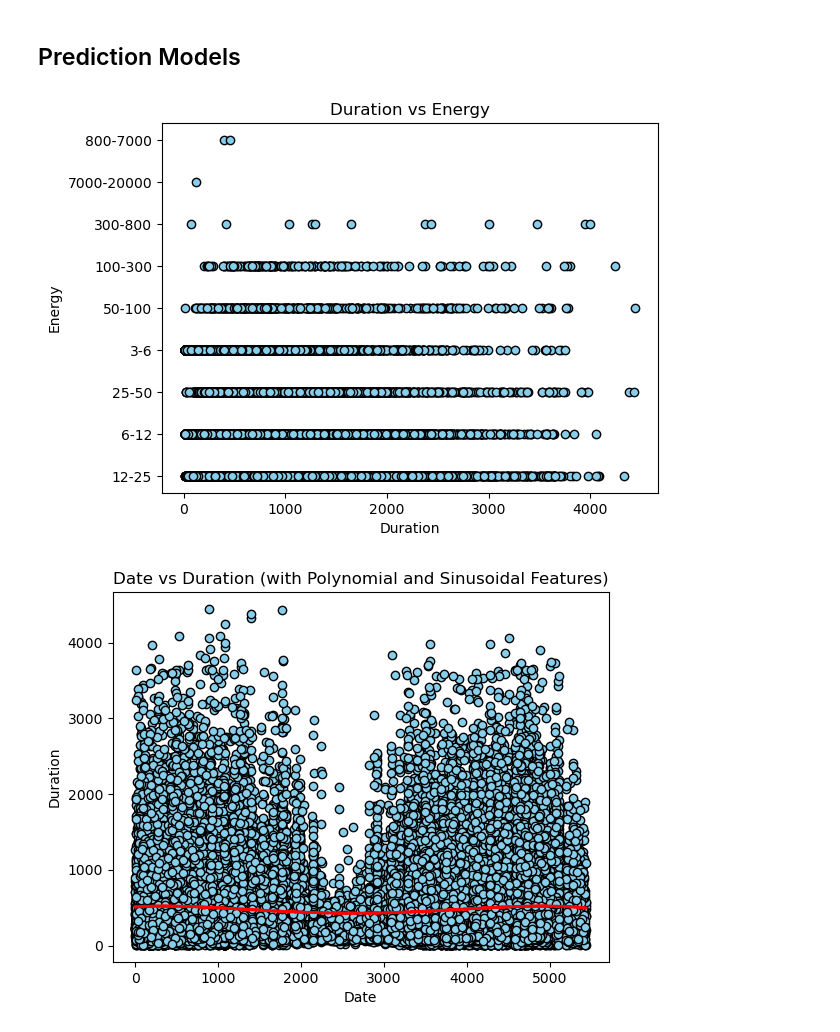
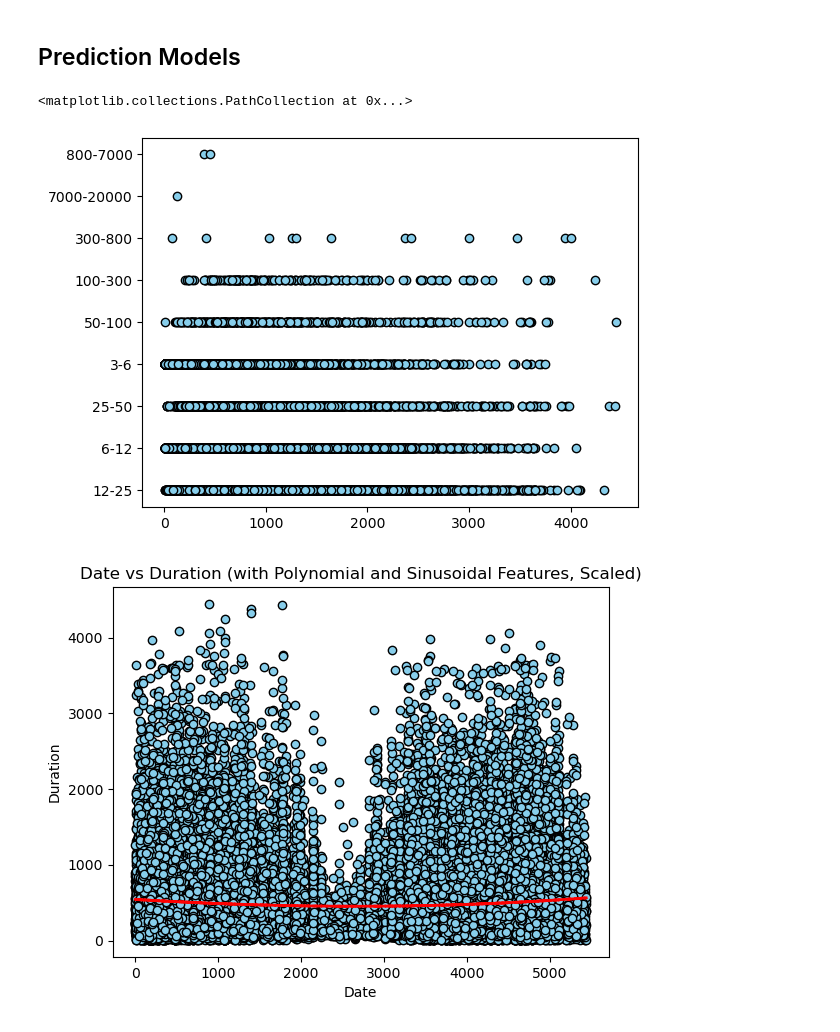
Before and after one commit to t-dowd/Solar-Flare-Project, a Jupyter notebook: SolarFlare.ipynb, the cells around one changed output. Saved outputs shown, nothing was run; the diff lists cells and outputs as text; code cells hidden in the pictures.

```diff
--- a/SolarFlare.ipynb
+++ b/SolarFlare.ipynb
@@ -145,64 +145,21 @@ for date in Full_Solar_Data["start.date"]:
 # %%
 # Duration vs Energy
 
 Duration = Full_Solar_Data['duration.s']
 
 
 Energy = Full_Solar_Data['energy.kev']
 
 plt.scatter(Full_Solar_Data['duration.s'], Full_Solar_Data['energy.kev'], color='skyblue', edgecolor='black')
-
-plt.title('Duration vs Energy')
-plt.xlabel('Duration')
-plt.ylabel('Energy')
-plt.show()
 # %% [output]
+<matplotlib.collections.PathCollection at 0x...>
-[figure, old version]
+[figure, new version]
 # %%
-# Date vs Duration
-# days = []
-# for date in Full_Solar_Data["start.date"]:
-#     daysInMonth = 31
-#     month = date[5:7]
-#     if month == "04" or month == "06" or month == "09" or month == "11":
-#         daysInMonth = 30
-#     elif month == "02":
-#         daysInMonth = 28
-#     day = int(date[8:]) + int(date[5:7])*daysInMonth + int(date[:4])*365 - 730798
-#     #print(day)
-#     days.append(day)
-
-# plt.scatter(days,Full_Solar_Data['duration.s'], color='skyblue', edgecolor='black')
-from sklearn.linear_model import LinearRegression
-
-
-# # Shuffle the data
-# indices = np.random.permutation(len(Full_Solar_Data))
-# shuffled_days = np.array(days)[indices]
-# shuffled_durations = np.array(Full_Solar_Data['duration.s'])[indices]
-
-# # Reshape the shuffled_days array
-# shuffled_days = shuffled_days.reshape(-1, 1)
-
-# # Fit linear regression model
-# model = LinearRegression()
-# model.fit(shuffled_days, shuffled_durations)
-
-# # Predict durations
-# predicted_durations = model.predict(shuffled_days)
-
-# # Plot the shuffled data and regression line
-# plt.scatter(shuffled_days, shuffled_durations, color='skyblue', edgecolor='black')
-# plt.plot(shuffled_days, predicted_durations, color='red', linewidth=2)
-
-# plt.title('Date vs Duration')
-# plt.xlabel('Date')
-# plt.ylabel('Duration')
-# plt.show()
 import numpy as np
 import matplotlib.pyplot as plt
-
+from sklearn.linear_model import LinearRegression
 from sklearn.preprocessing import PolynomialFeatures
+from sklearn.preprocessing import StandardScaler
 
 # Shuffle the data
 indices = np.random.permutation(len(Full_Solar_Data))
@@ -213,16 +170,20 @@ shuffled_durations = np.array(Full_Solar_Data['duration.s'])[indices]
 shuffled_days = shuffled_days.reshape(-1, 1)
 
 # Create polynomial and sinusoidal features
-poly = PolynomialFeatures(degree=4)  # You can adjust the degree as needed
+poly = PolynomialFeatures(degree=3)  # You can adjust the degree as needed
 X_poly = poly.fit_transform(shuffled_days)
 X_with_sin = np.concatenate((X_poly, np.sin(shuffled_days)), axis=1)
 
+# Scale the features
+scaler = StandardScaler()
+X_scaled = scaler.fit_transform(X_with_sin)
+
 # Fit linear regression model
 model = LinearRegression()
-model.fit(X_with_sin, shuffled_durations)
+model.fit(X_scaled, shuffled_durations)
 
 # Predict durations
-predicted_durations = model.predict(X_with_sin)
+predicted_durations = model.predict(X_scaled)
 
 # Sort the shuffled_days for better visualization
 sorted_indices = np.argsort(shuffled_days[:,0])
@@ -233,9 +194,9 @@ sorted_predicted_durations = predicted_durations[sorted_indices]
 plt.scatter(shuffled_days, shuffled_durations, color='skyblue', edgecolor='black')
 plt.plot(sorted_days, sorted_predicted_durations, color='red', linewidth=2)
 
-plt.title('Date vs Duration (with Polynomial and Sinusoidal Features)')
+plt.title('Date vs Duration (with Polynomial and Sinusoidal Features, Scaled)')
 plt.xlabel('Date')
 plt.ylabel('Duration')
 plt.show()
 # %% [output]
-[figure, old version]
+[figure, new version]
```
